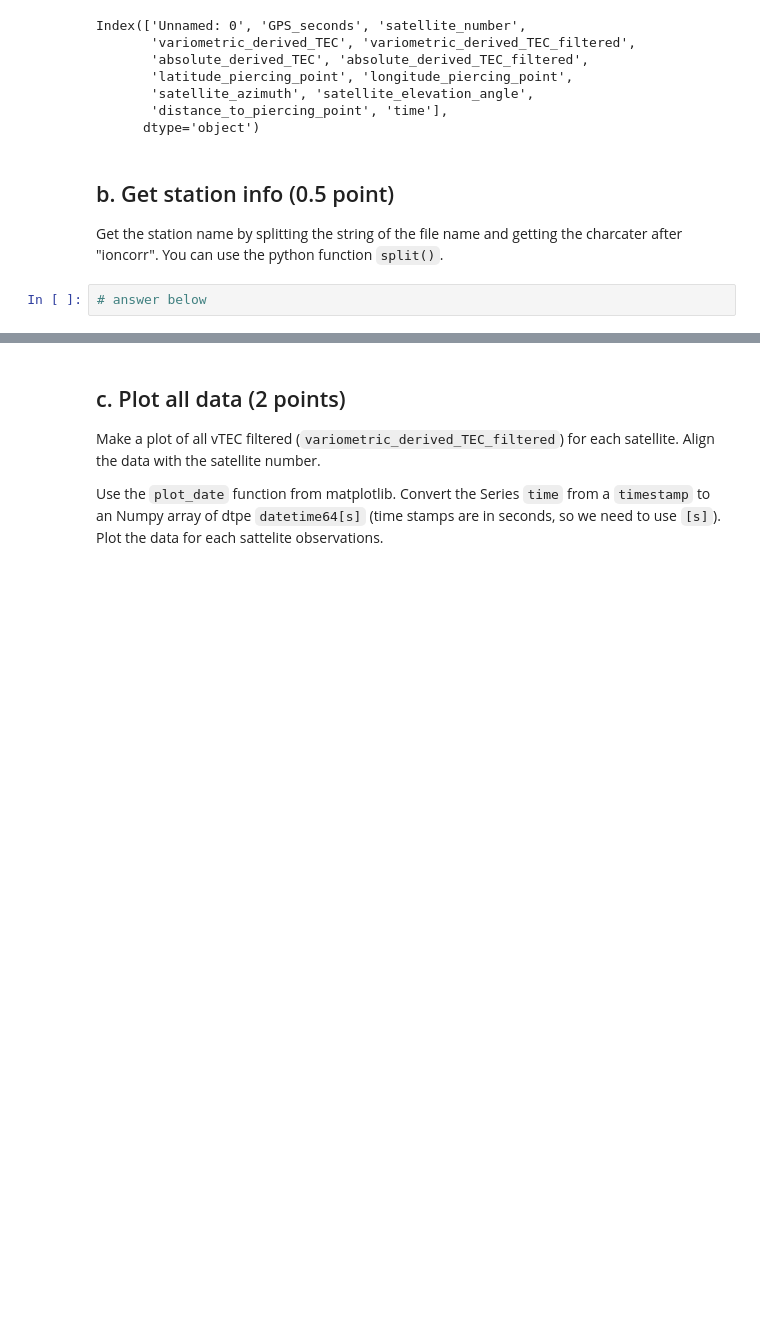
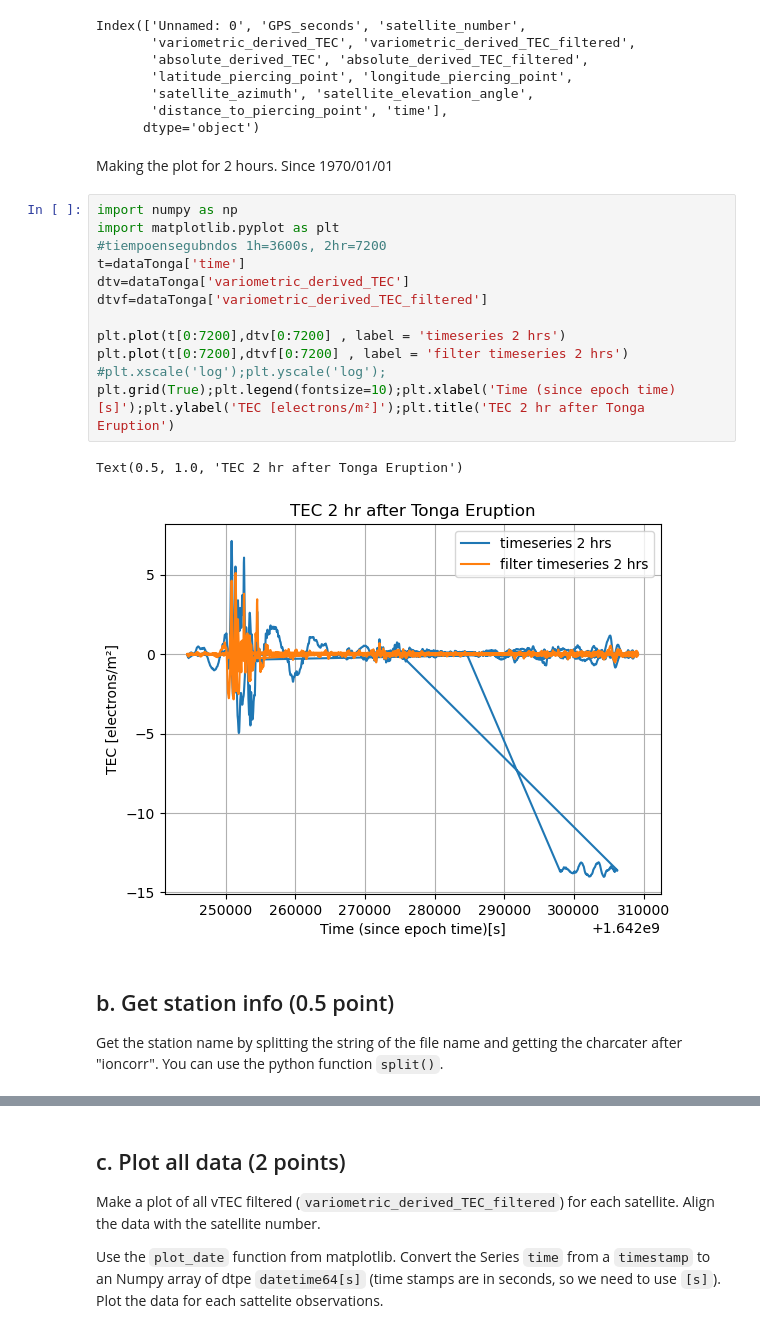
Before and after one commit to UW-ESS-DS/MLGeo2022_velgueta, a Jupyter notebook: Homeworks3_4/homework_4.ipynb, the cells around one changed output, grey strips where cells are left out. Saved outputs shown, nothing was run; the diff lists cells and outputs as text; blank space fills up the shorter version.

Commit message:
tongadatletrabc

```diff
--- a/Homeworks3_4/homework_4.ipynb
+++ b/Homeworks3_4/homework_4.ipynb
@@ -310,8 +310,23 @@ Index(['Unnamed: 0', 'GPS_seconds', 'satellite_number',
        'satellite_azimuth', 'satellite_elevation_angle',
        'distance_to_piercing_point', 'time'],
       dtype='object')
+# %% [markdown]
+Making the plot for 2 hours. Since 1970/01/01
+# %%
+import numpy as np
+import matplotlib.pyplot as plt
+#tiempoensegubndos 1h=3600s, 2hr=7200
+t=dataTonga['time']
+dtv=dataTonga['variometric_derived_TEC']
+dtvf=dataTonga['variometric_derived_TEC_filtered']
+
+plt.plot(t[0:7200],dtv[0:7200] , label = 'timeseries 2 hrs')
+plt.plot(t[0:7200],dtvf[0:7200] , label = 'filter timeseries 2 hrs')
+#plt.xscale('log');plt.yscale('log');
+plt.grid(True);plt.legend(fontsize=10);plt.xlabel('Time (since epoch time)[s]');plt.ylabel('TEC [electrons/m²]');plt.title('TEC 2 hr after Tonga Eruption')
+# %% [output]
+Text(0.5, 1.0, 'TEC 2 hr after Tonga Eruption')
+[figure, added]
 # %% [markdown]
 ## b. Get station info (0.5 point)
 Get the station name by splitting the string of the file name and getting the charcater after "ioncorr". You can use the python function ``split()``.
-# %%
-# answer below
```
Also changed, not shown: parts of 2 cells of this notebook.
